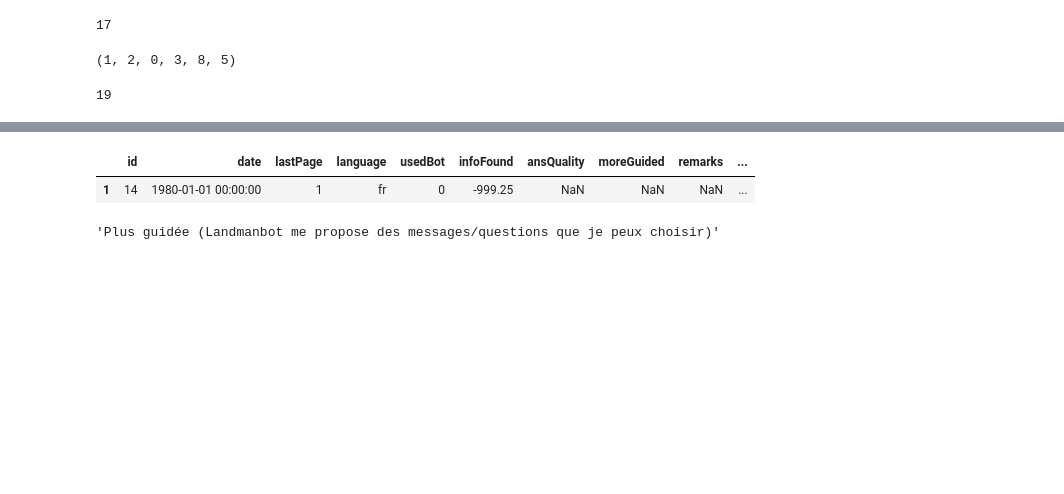
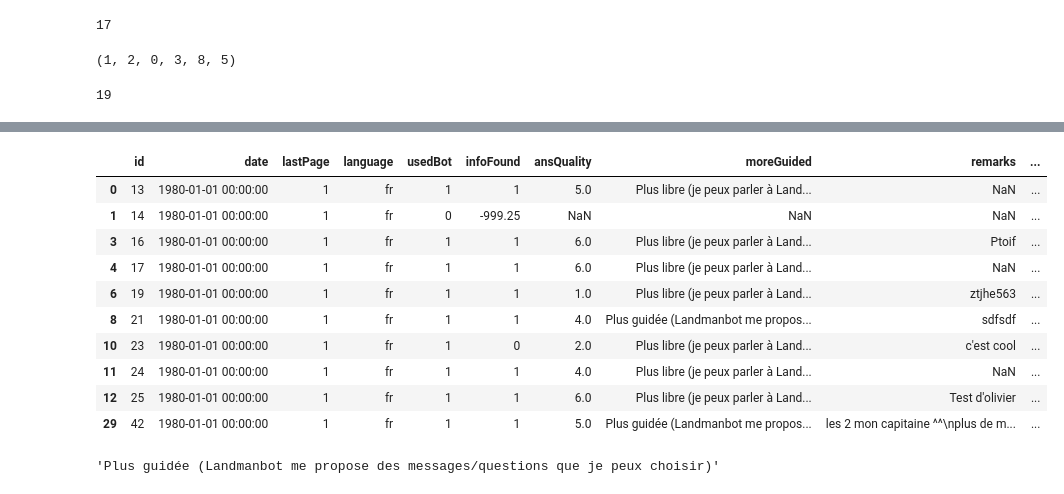
Before and after one commit to Zabamund/chatbotGE, a Jupyter notebook: pythonNotebooks/surveyResults.ipynb, the cells around one changed output, grey strips where cells are left out. Drawn from its saved outputs; the diff is of its cells as text; code cells hidden in the pictures; blank space fills up the shorter version.

```diff
--- a/pythonNotebooks/surveyResults.ipynb
+++ b/pythonNotebooks/surveyResults.ipynb
@@ -189,8 +189,17 @@ plt.show()
 # %%
-df_edt.iloc[1:2]
+df_edt.iloc[:10]
 # %% [output]
 |  | id | date | lastPage | language | usedBot | infoFound | ansQuality | moreGuided | remarks | ... |
+| 0 | 13 | 1980-01-01 00:00:00 | 1 | fr | 1 | 1 | 5.0 | Plus libre (je peux parler à Land... | NaN | ... |
 | 1 | 14 | 1980-01-01 00:00:00 | 1 | fr | 0 | -999.25 | NaN | NaN | NaN | ... |
+| 3 | 16 | 1980-01-01 00:00:00 | 1 | fr | 1 | 1 | 6.0 | Plus libre (je peux parler à Land... | Ptoif | ... |
+| 4 | 17 | 1980-01-01 00:00:00 | 1 | fr | 1 | 1 | 6.0 | Plus libre (je peux parler à Land... | NaN | ... |
+| 6 | 19 | 1980-01-01 00:00:00 | 1 | fr | 1 | 1 | 1.0 | Plus libre (je peux parler à Land... | ztjhe563 | ... |
+| 8 | 21 | 1980-01-01 00:00:00 | 1 | fr | 1 | 1 | 4.0 | Plus guidée (Landmanbot me propos... | sdfsdf | ... |
+| 10 | 23 | 1980-01-01 00:00:00 | 1 | fr | 1 | 0 | 2.0 | Plus libre (je peux parler à Land... | c'est cool | ... |
+| 11 | 24 | 1980-01-01 00:00:00 | 1 | fr | 1 | 1 | 4.0 | Plus libre (je peux parler à Land... | NaN | ... |
+| 12 | 25 | 1980-01-01 00:00:00 | 1 | fr | 1 | 1 | 6.0 | Plus libre (je peux parler à Land... | Test d'olivier | ... |
+| 29 | 42 | 1980-01-01 00:00:00 | 1 | fr | 1 | 1 | 5.0 | Plus guidée (Landmanbot me propos... | les 2 mon capitaine ^^\nplus de m... | ... |
 # %%
 df_edt['moreGuided'][9]
 # %% [output]
```
Also changed, not shown: parts of 2 cells of this notebook.
